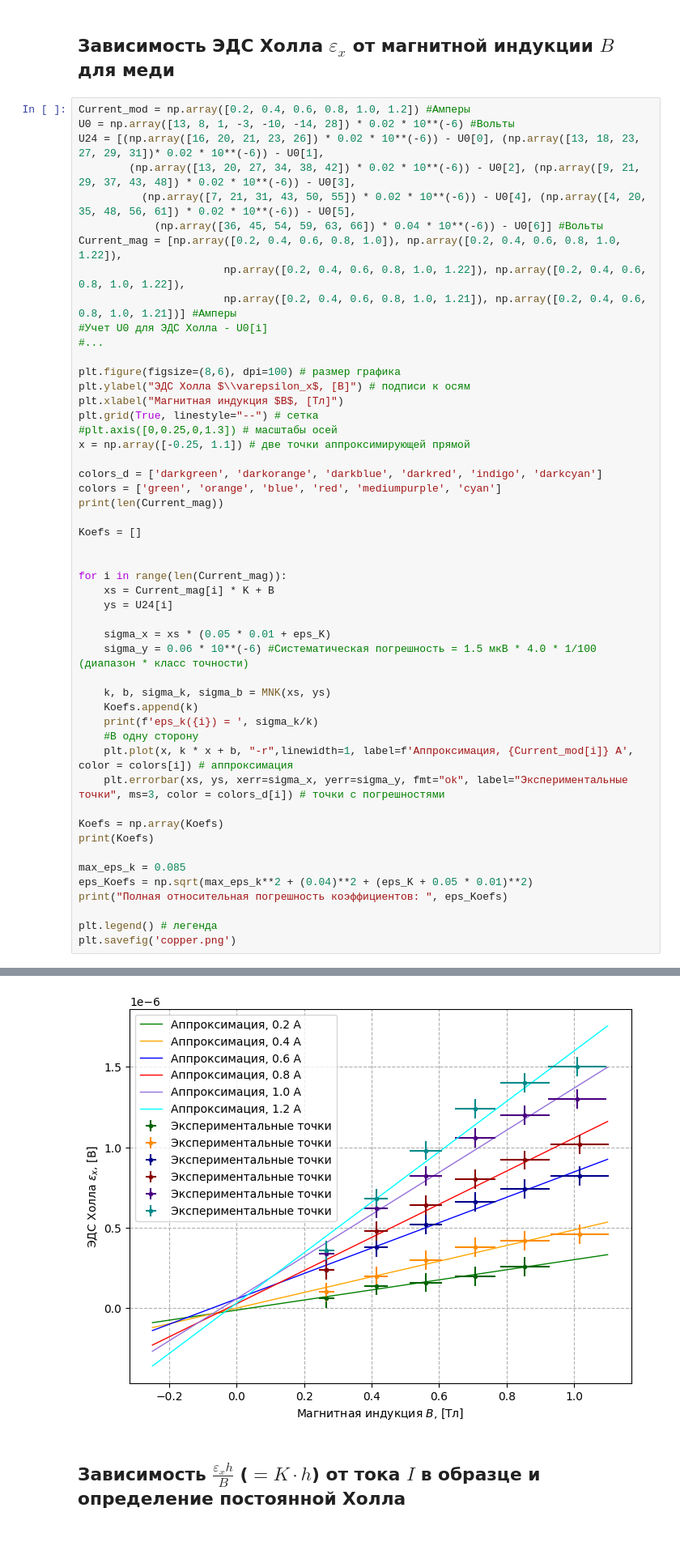
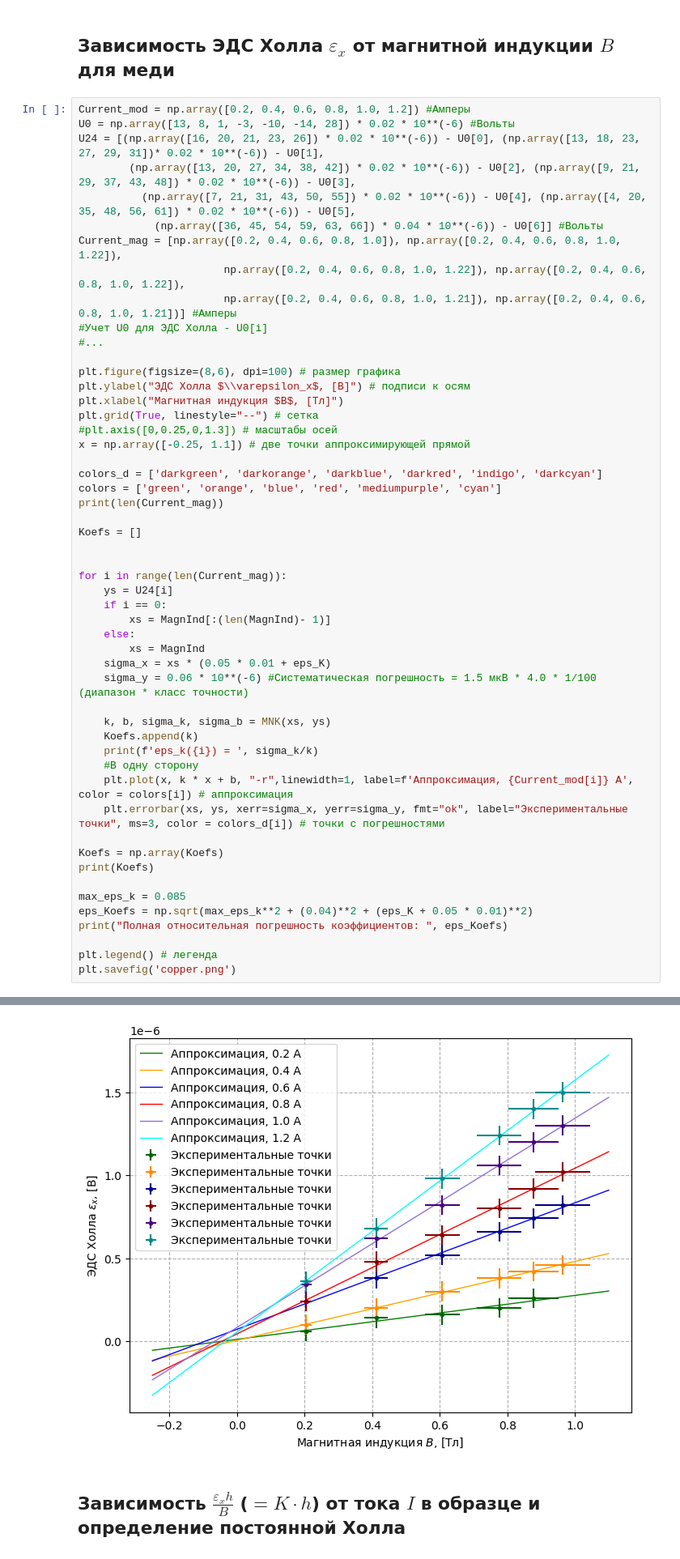
Before and after one commit to ufomann/lab_335, a Jupyter notebook: processing.ipynb, the cells around one changed output, grey strips where cells are left out. Shown at 81% size. Drawn from its saved outputs; the diff is of its cells as text.

```diff
--- a/processing.ipynb
+++ b/processing.ipynb
@@ -106,9 +106,11 @@ Koefs = []
 
 
 for i in range(len(Current_mag)):
-    xs = Current_mag[i] * K + B
     ys = U24[i]
-
+    if i == 0:
+        xs = MagnInd[:(len(MagnInd)- 1)]
+    else:
+        xs = MagnInd
     sigma_x = xs * (0.05 * 0.01 + eps_K)
     sigma_y = 0.06 * 10**(-6) #Систематическая погрешность = 1.5 мкВ * 4.0 * 1/100 (диапазон * класс точности)
 
@@ -141,5 +143,5 @@ eps_k(5) =  0.08028649526950646
 Полная относительная погрешность коэффициентов:  0.12689218095117377
-[figure, old version]
+[figure, new version]
 # %% [markdown]
 ## Зависимость $\frac{\varepsilon_x h}{B}$ ($=K \cdot h$) от тока $I$ в образце и определение постоянной Холла
 # %% [markdown]
```
Also changed, not shown: parts of 2 cells of this notebook, 1 other file.
